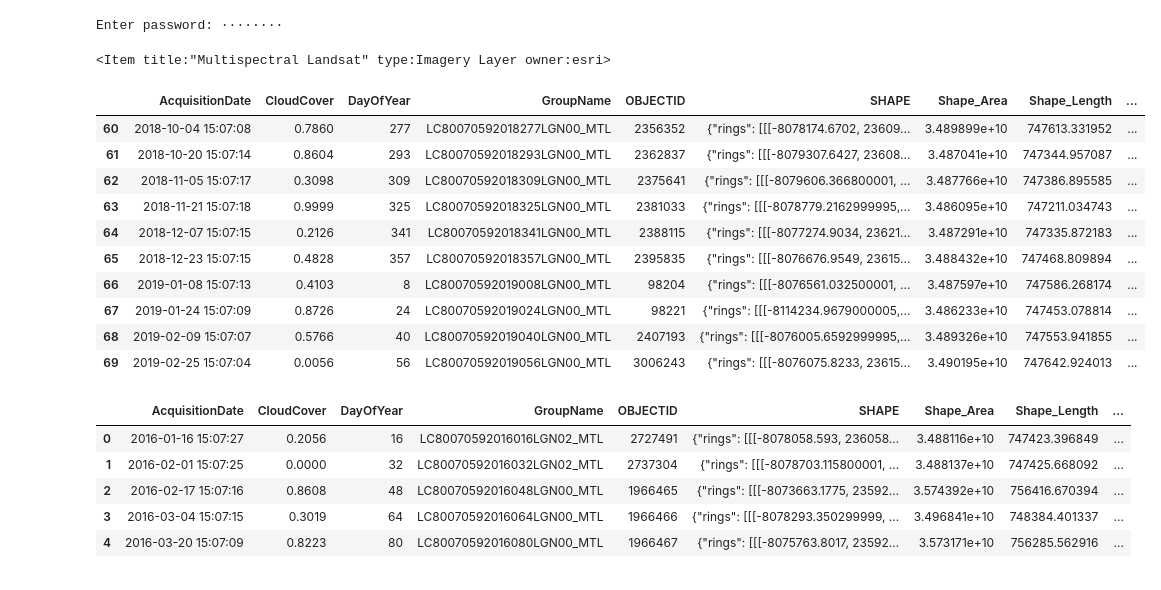
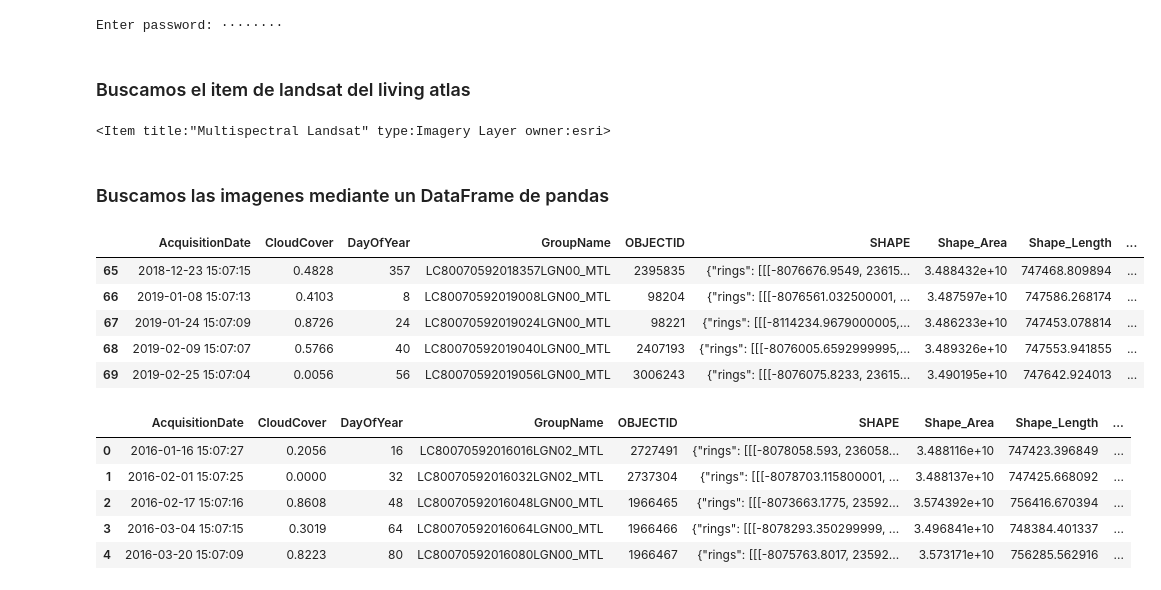
Before and after one commit to GeoGeeks/Api_Python_for_ArcGIS_dev2019, a Jupyter notebook: Imagenes satelitales deforestación en el Caqueta.ipynb, the cells around one changed output. Saved outputs shown, nothing was run; the diff lists cells and outputs as text; code cells hidden in the pictures.

```diff
--- a/Imagenes satelitales.ipynb
+++ b/Imagenes satelitales deforestación en el Caqueta.ipynb
@@ -17,4 +27,6 @@ warnings.filterwarnings('ignore')
 gis = GIS("https://www.arcgis.com",'rcmartinb')
 # %% [output]
 Enter password: ········
+# %% [markdown]
+### Buscamos el item de landsat del living atlas
 # %%
@@ -32,25 +45,23 @@ aoi = {'spatialReference': {'latestWkid': 4326}, 'type': 'extent',
 arcgis.env.analysis_extent = aoi
 
 landsat.extent = aoi
+# %% [markdown]
+### Buscamos las imagenes mediante un DataFrame de pandas
 # %%
+#buscamos imagenes
 import pandas as pd
 from datetime import datetime
 
 selected = landsat.filter_by(where="(Category = 1)",
                              time=[datetime(2016, 1, 15), datetime(2019, 3, 1)],
                              geometry=arcgis.geometry.filters.intersects(aoi))
 
 df = selected.query(out_fields="AcquisitionDate, GroupName, CloudCover, DayOfYear,dataset_id",
                     order_by_fields="AcquisitionDate").sdf
 df['AcquisitionDate'] = pd.to_datetime(df['AcquisitionDate'], unit='ms')
-df.tail(10)
+df.tail()
 # %% [output]
 |  | AcquisitionDate | CloudCover | DayOfYear | GroupName | OBJECTID | SHAPE | Shape_Area | Shape_Length | ... |
-| 60 | 2018-10-04 15:07:08 | 0.7860 | 277 | LC80070592018277LGN00_MTL | 2356352 | {"rings": [[[-8078174.6702, 23609... | 3.489899e+10 | 747613.331952 | ... |
-| 61 | 2018-10-20 15:07:14 | 0.8604 | 293 | LC80070592018293LGN00_MTL | 2362837 | {"rings": [[[-8079307.6427, 23608... | 3.487041e+10 | 747344.957087 | ... |
-| 62 | 2018-11-05 15:07:17 | 0.3098 | 309 | LC80070592018309LGN00_MTL | 2375641 | {"rings": [[[-8079606.366800001, ... | 3.487766e+10 | 747386.895585 | ... |
-| 63 | 2018-11-21 15:07:18 | 0.9999 | 325 | LC80070592018325LGN00_MTL | 2381033 | {"rings": [[[-8078779.2162999995,... | 3.486095e+10 | 747211.034743 | ... |
-| 64 | 2018-12-07 15:07:15 | 0.2126 | 341 | LC80070592018341LGN00_MTL | 2388115 | {"rings": [[[-8077274.9034, 23621... | 3.487291e+10 | 747335.872183 | ... |
 | 65 | 2018-12-23 15:07:15 | 0.4828 | 357 | LC80070592018357LGN00_MTL | 2395835 | {"rings": [[[-8076676.9549, 23615... | 3.488432e+10 | 747468.809894 | ... |
 | 66 | 2019-01-08 15:07:13 | 0.4103 | 8 | LC80070592019008LGN00_MTL | 98204 | {"rings": [[[-8076561.032500001, ... | 3.487597e+10 | 747586.268174 | ... |
 | 67 | 2019-01-24 15:07:09 | 0.8726 | 24 | LC80070592019024LGN00_MTL | 98221 | {"rings": [[[-8114234.9679000005,... | 3.486233e+10 | 747453.078814 | ... |
```
Also changed, not shown: parts of 30 cells of this notebook, 4 other files.
